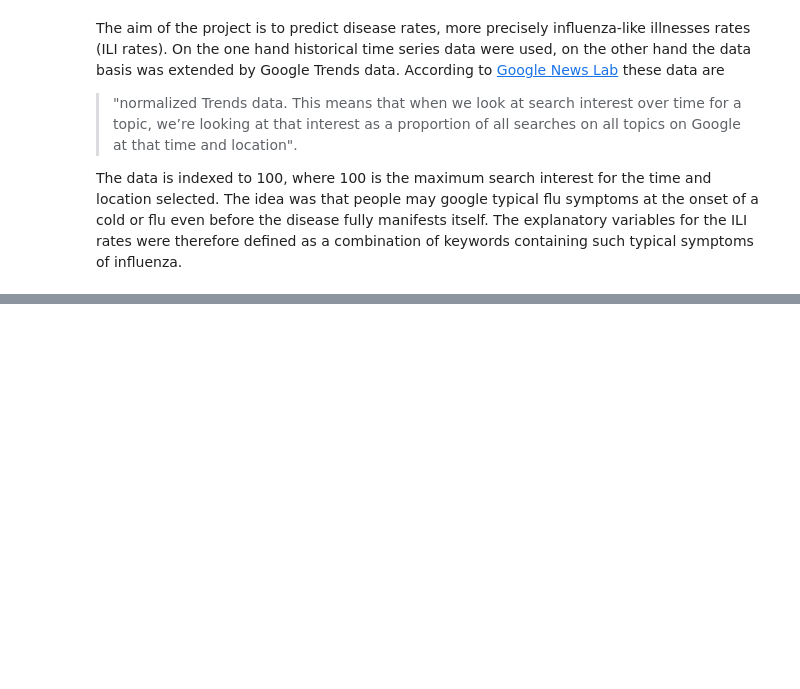
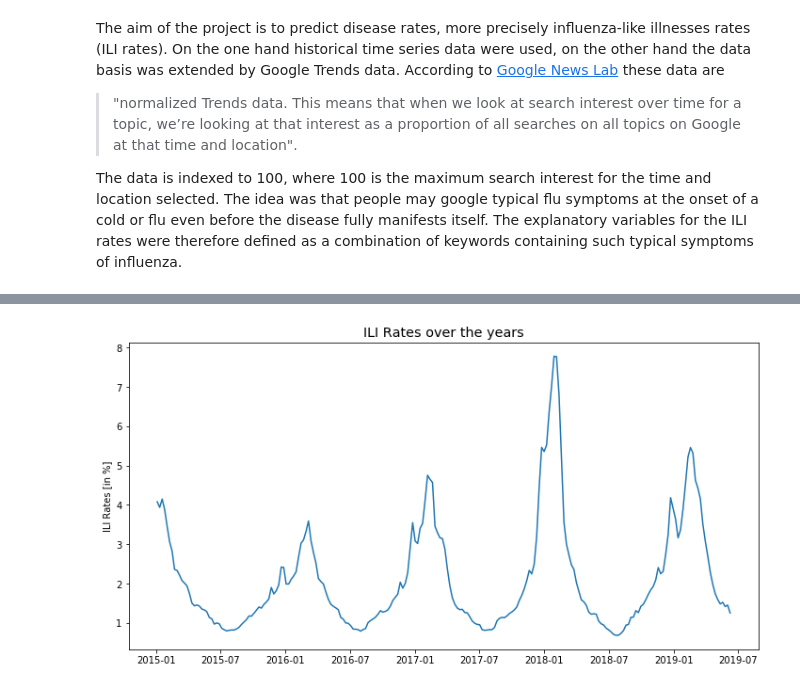
Before and after one commit to tlary/US-ILI-Rates-Forecasting-using-Google-Trends, a Jupyter notebook: curaio_clean.ipynb, the cells around one changed output, grey strips where cells are left out. Cells and saved outputs as stored; diff of their text form; code cells hidden in the pictures; blank space fills up the shorter version.

```diff
--- a/curaio_clean.ipynb
+++ b/curaio_clean.ipynb
@@ -74,0 +143,8 @@ For this project data was used ranging from the beginning of 2015 until July 201
+# %%
+#load national level ili rates into a dataframe and setting week and year as datetime index
+us_ili = pd.read_csv("ili_national_level.csv", header=0)
+us_ili["date"] = pd.to_datetime(us_ili.week.astype(str) + us_ili.year.astype(str).add("-0"), format="%W%Y-%w")
+us_ili.set_index("date", inplace=True)
+ili_df = us_ili.shift(-1, freq='W')
+ili_df = ili_df[ili_df.year!=2014]
+ili = ili_df["unweighted_ili"]
@@ -74,0 +155,7 @@ For this project data was used ranging from the beginning of 2015 until July 201
+# %%
+plt.figure(figsize=(12,6))
+plt.plot(ili)
+plt.title("ILI Rates over the years", fontsize="x-large", weight="roman");
+plt.ylabel("ILI Rates [in %]");
+# %% [output]
+[figure, added]
```
Also changed, not shown: parts of 72 cells of this notebook, 2 other files.
